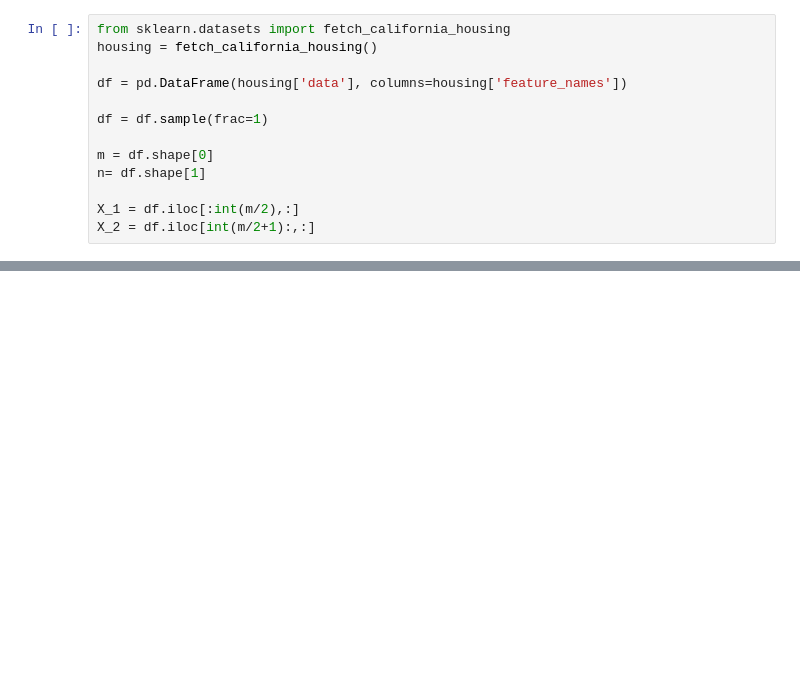
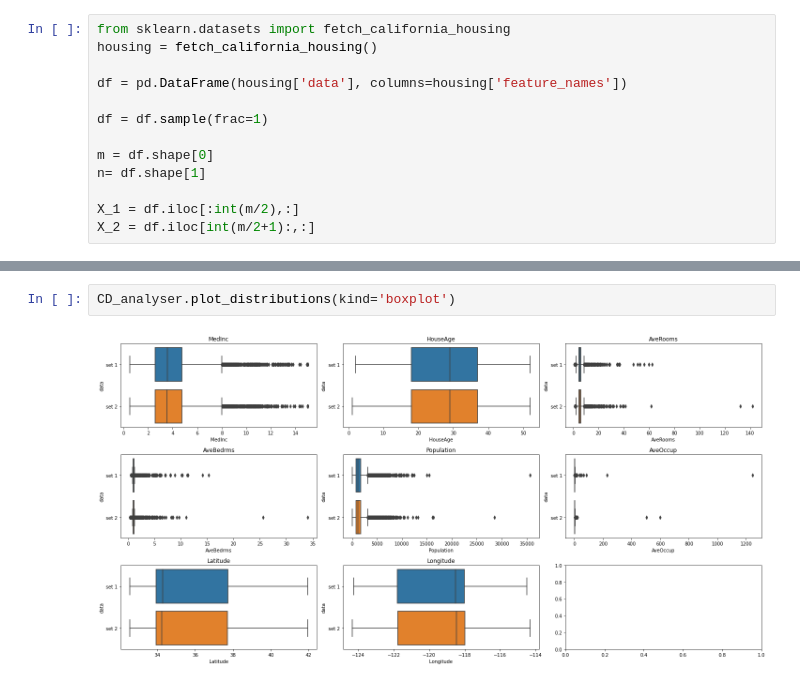
Before and after one commit to FabioMMaia/sanity_checker, a Jupyter notebook: Use_Case.ipynb, the cells around one changed output, grey strips where cells are left out. Cells and saved outputs as stored; diff of their text form; blank space fills up the shorter version.

```diff
--- a/Use_Case.ipynb
+++ b/Use_Case.ipynb
@@ -82,3 +86,7 @@ CD_analyser.plot_distributions(kind='violin')
+# %%
+CD_analyser.plot_distributions(kind='boxplot')
+# %% [output]
+[figure, added]
 # %%
 CD_analyser.return_stats()
 # %% [output]
```
Also changed, not shown: parts of 5 cells of this notebook.
